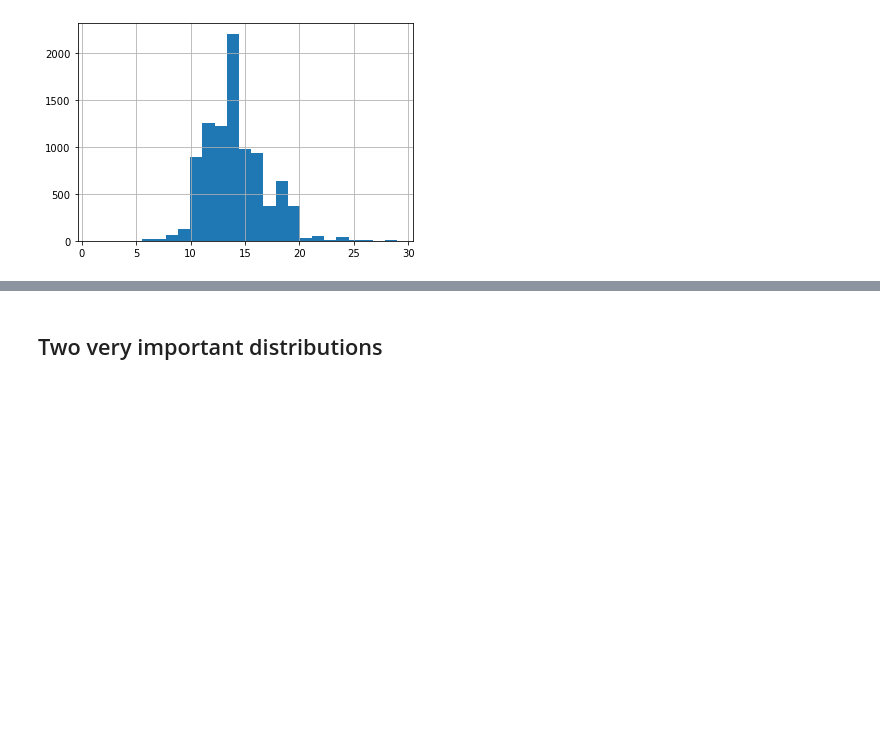
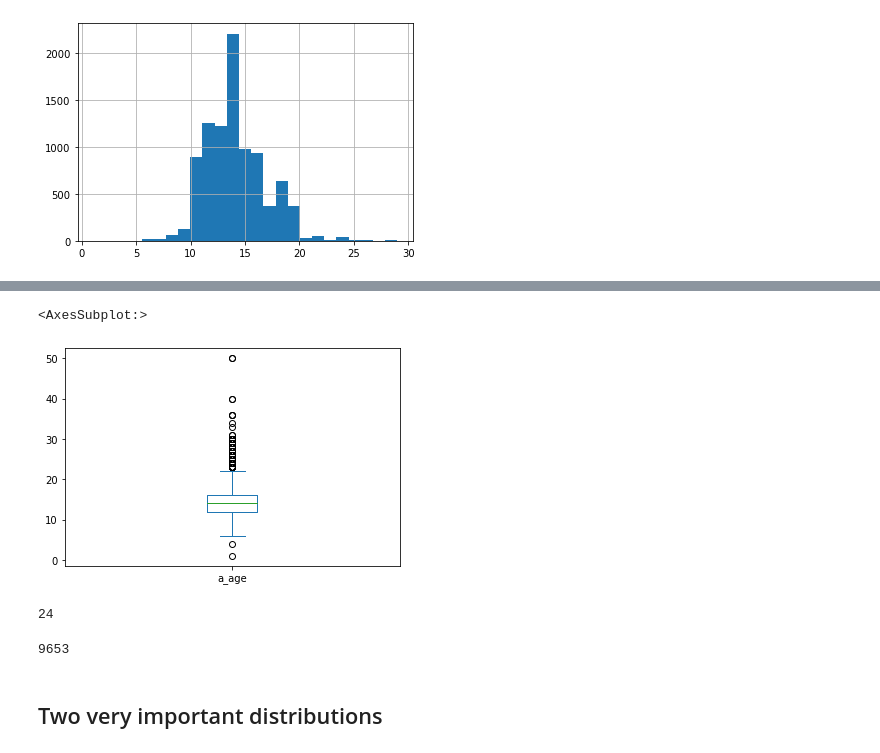
Before and after one commit to mromanello/ADA-DHOxSS, a Jupyter notebook: notebooks/3.2 Exploratory data analysis and working with texts.ipynb, the cells around one changed output, grey strips where cells are left out. Drawn from its saved outputs; the diff is of its cells as text; code cells hidden in the pictures; blank space fills up the shorter version.

```diff
--- a/notebooks/3.2 Exploratory data analysis and working with texts.ipynb
+++ b/notebooks/3.2 Exploratory data analysis and working with texts.ipynb
@@ -211,3 +281,16 @@ df_contracts[df_contracts.a_age < 30].a_age.hist(bins=25)
+# %%
+df_contracts.a_age.plot(kind='box')
+# %% [output]
+<AxesSubplot:>
+[figure, added]
+# %%
+df_contracts.a_age[df_contracts.a_age > 28].shape[0]
+# %% [output]
+24
+# %%
+df_contracts.a_age.shape[0]
+# %% [output]
+9653
 # %% [markdown]
 ## Two very important distributions
 # %% [markdown]
```
Also changed, not shown: parts of 28 cells of this notebook.
